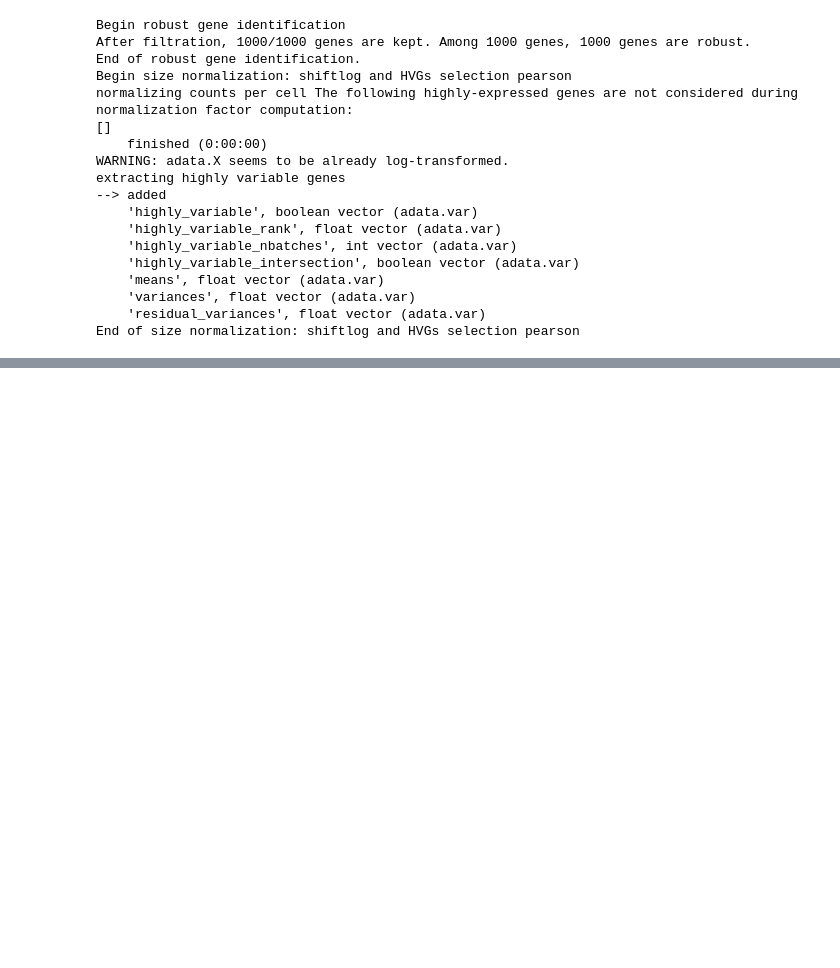
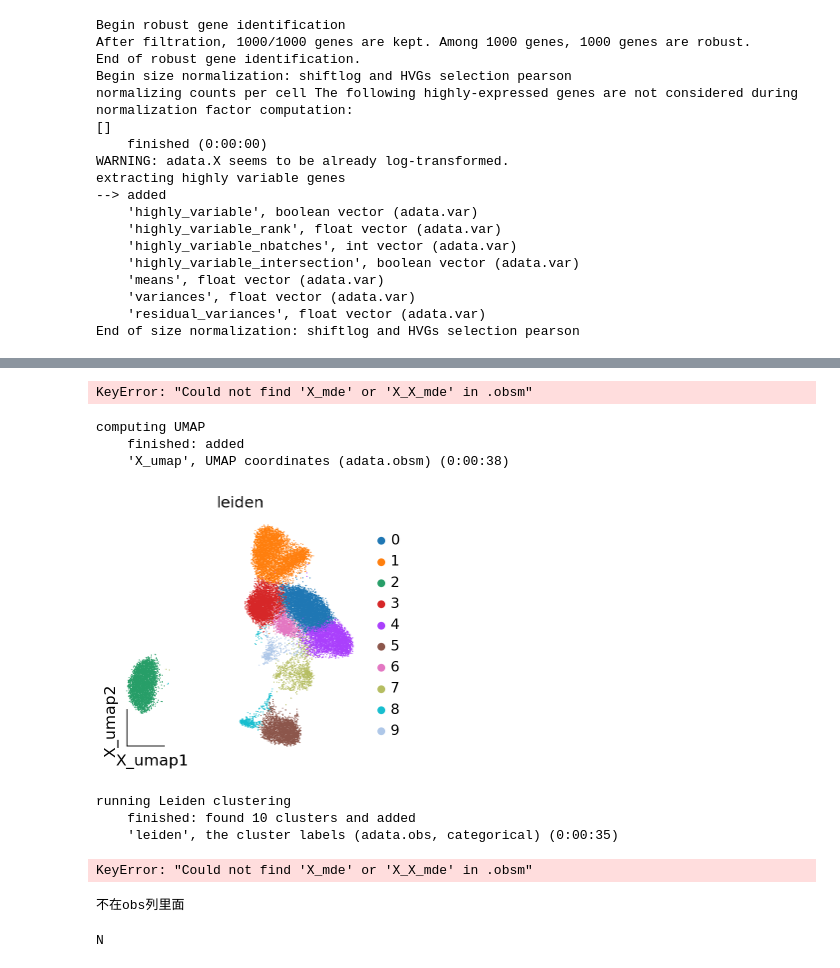
Before and after one commit to Tyc03/SMI_practice, a Jupyter notebook: preprocess.ipynb, the cells around one changed output, grey strips where cells are left out. Cells and saved outputs as stored; diff of their text form; code cells hidden in the pictures; blank space fills up the shorter version.

```diff
--- a/preprocess.ipynb
+++ b/preprocess.ipynb
@@ -169,0 +221,3 @@ KeyError: 'CST3'
+# %%
+adata_300.obs["X_mde"] = ov.utils.mde(adata_300.obsm["scaled|original|X_pca"])
+adata_300
@@ -169,0 +246,7 @@ KeyError: 'CST3'
+# %%
+ov.utils.embedding(adata_300,
+                basis='X_mde',
+                color='CST3',
+                frameon='small')
+# %% [output]
+KeyError: "Could not find 'X_mde' or 'X_X_mde' in .obsm"
@@ -169,0 +255,13 @@ KeyError: 'CST3'
+# %%
+sc.tl.umap(adata_300)
+# %% [output]
+computing UMAP
+    finished: added
+    'X_umap', UMAP coordinates (adata.obsm) (0:00:38)
+# %%
+ov.utils.embedding(adata_300,
+                basis='X_umap',
+                color='leiden',
+                frameon='small')
+# %% [output]
+[figure, added]
@@ -169,0 +270,27 @@ KeyError: 'CST3'
+# %%
+sc.tl.leiden(adata_300)
+# %% [output]
+running Leiden clustering
+    finished: found 10 clusters and added
+    'leiden', the cluster labels (adata.obs, categorical) (0:00:35)
+# %%
+ ov.utils.embedding(adata_300,
+                basis='X_mde',
+                color=['leiden', 'CST3', 'NKG7'],
+                frameon='small')
+# %% [output]
+KeyError: "Could not find 'X_mde' or 'X_X_mde' in .obsm"
+# %%
+if "CST3" in adata_300.obs.columns:
+    print("存在")
+else:
+    print("不在obs列里面")
+# %% [output]
+不在obs列里面
+# %%
+if "CST3" in adata_300.var_names:
+    print("存在")
+else:
+    print("N")
+# %% [output]
+N
```
Also changed, not shown: parts of 31 cells of this notebook, 4 other files.
